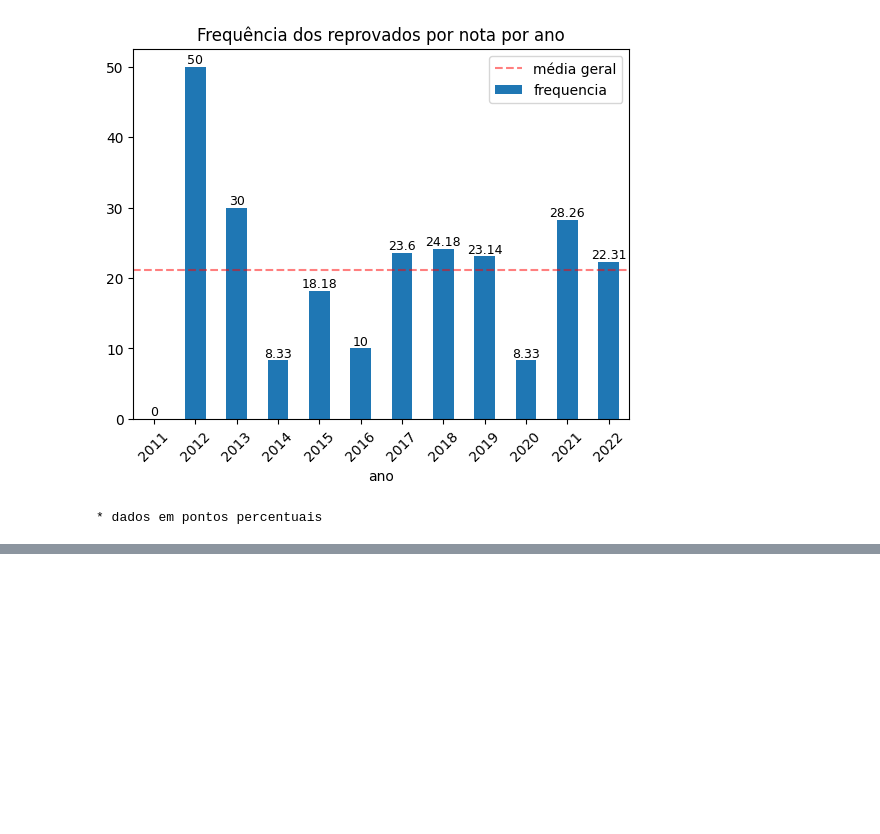
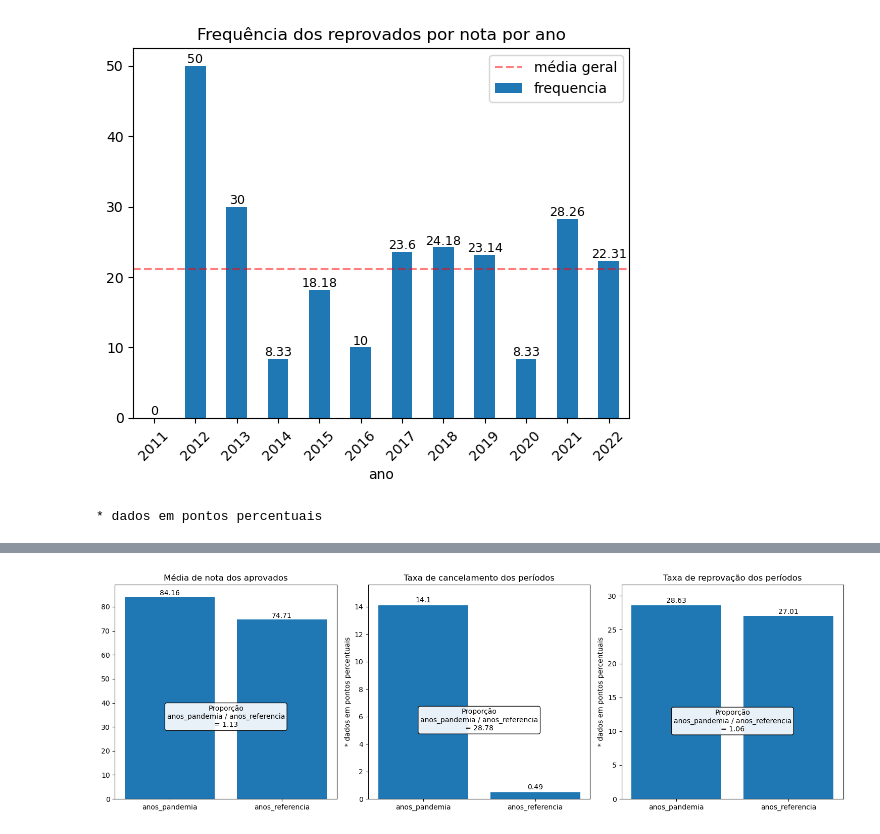
Before and after one commit to gab-berger/dsbd-pos, a Jupyter notebook: linguagem_programacao/python/trabalho1_analise_final.ipynb, the cells around one changed output, grey strips where cells are left out. Cells and saved outputs as stored; diff of their text form; code cells hidden in the pictures; blank space fills up the shorter version.

```diff
--- a/linguagem_programacao/python/trabalho1_analise_final.ipynb
+++ b/linguagem_programacao/python/trabalho1_analise_final.ipynb
@@ -1,5 +1,6 @@
 # %%
 # Setup + tratamento e modelagem dos dados
+import numpy as np
 import pandas as pd
 import matplotlib.pyplot as plt
 import warnings
@@ -58,14 +59,41 @@ def gen_bar_graph(data:pd.Series,avg:float,title:str,leg_pos:str='lower right')-
     plt.xticks(rotation=45)
     plt.show()
 
-def gen_2bar_graph(data:pd.Series,title:str,comment:str,com_pos:float=0.2)->plt.show:
+def comparing_periods(gp_ref: str, gp_comp: str, df: pd.DataFrame, aprovados: pd.DataFrame, com_pos:list, top_margin:list) -> None:
+    rendimento_aprovados = aprovados.groupby('periodo_grupo')['nota'].mean().round(2)
+    rendimento_aprovados = rendimento_aprovados[[gp_ref, gp_comp]]
+    comp_rendimento = (rendimento_aprovados[gp_ref] / rendimento_aprovados[gp_comp]).round(2)
+
+    taxa_cancelamento = (df.groupby('periodo_grupo')['status_cancelado_int'].mean() * 100).round(2)
+    taxa_cancelamento = taxa_cancelamento[[gp_ref, gp_comp]]
+    comp_taxa_cancelamento = (taxa_cancelamento[gp_ref] / taxa_cancelamento[gp_comp]).round(2)
+
+    taxa_reprovacao = (df.groupby('periodo_grupo')['rep_todos_int'].mean() * 100).round(2)
+    taxa_reprovacao = taxa_reprovacao[[gp_ref, gp_comp]]
+    comp_taxa_reprovacao = (taxa_reprovacao[gp_ref] / taxa_reprovacao[gp_comp]).round(2)
+
+    fig, axs = plt.subplots(1, 3, figsize=(15, 5))
+
+    gen_2bar_graph(rendimento_aprovados, 'Média de nota dos aprovados', f'Proporção\n{gp_ref} / {gp_comp}\n= {comp_rendimento}', ax=axs[0],com_pos=com_pos[0],top_margin=top_margin[0])
+    gen_2bar_graph(taxa_cancelamento, 'Taxa de cancelamento dos períodos', f'Proporção\n{gp_ref} / {gp_comp}\n= {comp_taxa_cancelamento}', ax=axs[1],com_pos=com_pos[1],top_margin=top_margin[1],percentile=True)
+    gen_2bar_graph(taxa_reprovacao, 'Taxa de reprovação dos períodos', f'Proporção\n{gp_ref} / {gp_comp}\n= {comp_taxa_reprovacao}', ax=axs[2],com_pos=com_pos[2],top_margin=top_margin[2],percentile=True)
+
+    plt.tight_layout()
+    plt.show()
+
+def gen_2bar_graph(data: pd.Series, title: str, comment: str, ax=None, com_pos: float=1.5, top_margin: float=5.0, percentile: bool=False) -> None:
+    if ax is None:
+        ax = plt.gca()
+
     x = range(len(data))
-    plt.bar(x, data, tick_label=data.index, color=['blue', 'gray'])
+    bars = ax.bar(x, data, tick_label=data.index)
     for i, value in enumerate(data):
-        plt.text(i, value + 0.5, str(value), ha='center')
-    plt.title(title)
-    plt.figtext(0.5, com_pos, comment, ha='center', bbox=dict(facecolor='white', alpha=0.9, boxstyle='round'))
-    plt.show()
+        ax.text(bars[i].get_x() + bars[i].get_width()/2, value + 0.1, str(value), ha='center', va='bottom')
+    ax.set_ylim(0, max(data) + top_margin)
+    ax.set_title(title)
+    ax.text(0.5, com_pos, comment, ha='center', bbox=dict(facecolor='white', alpha=0.9, boxstyle='round'))
+    if percentile:
+        ax.set_ylabel('* dados em pontos percentuais')
 # %% [output]
 Este estudo analisa o aproveitamento de estudantes na disciplina ALGORITMOS 1 entre os anos de 2011 e 2022.
 Serão desconsiderados registros de equivalência por se tratar de outro processo.
@@ -118,2 +146,7 @@ Porcentagem de evasões no período total: 15.27
 * dados em pontos percentuais
+# %%
+# 5. Como os anos de pandemia impactaram no rendimento dos estudantes?
+comparing_periods('anos_pandemia', 'anos_referencia', df, aprovados, com_pos=[30,5,10], top_margin=[5,1.5,3])
+# %% [output]
+[figure, added]
 # %%
```
Also changed, not shown: parts of 8 cells of this notebook.
